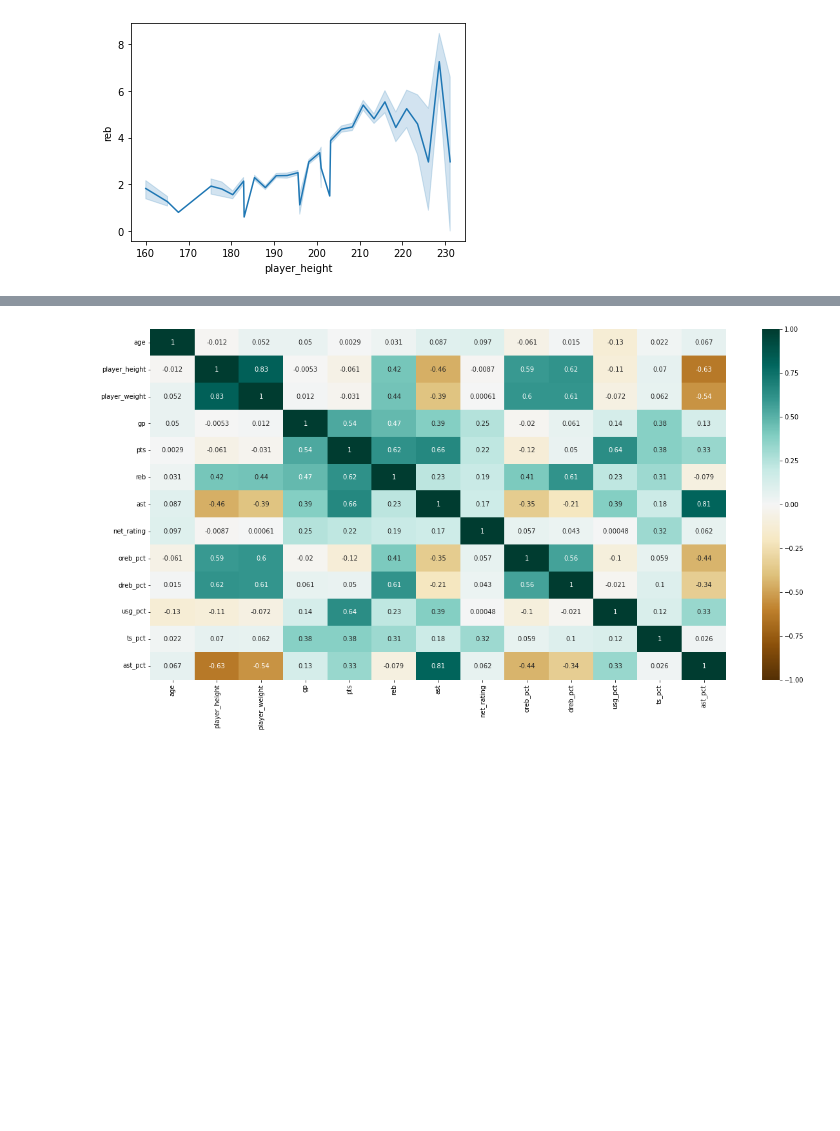
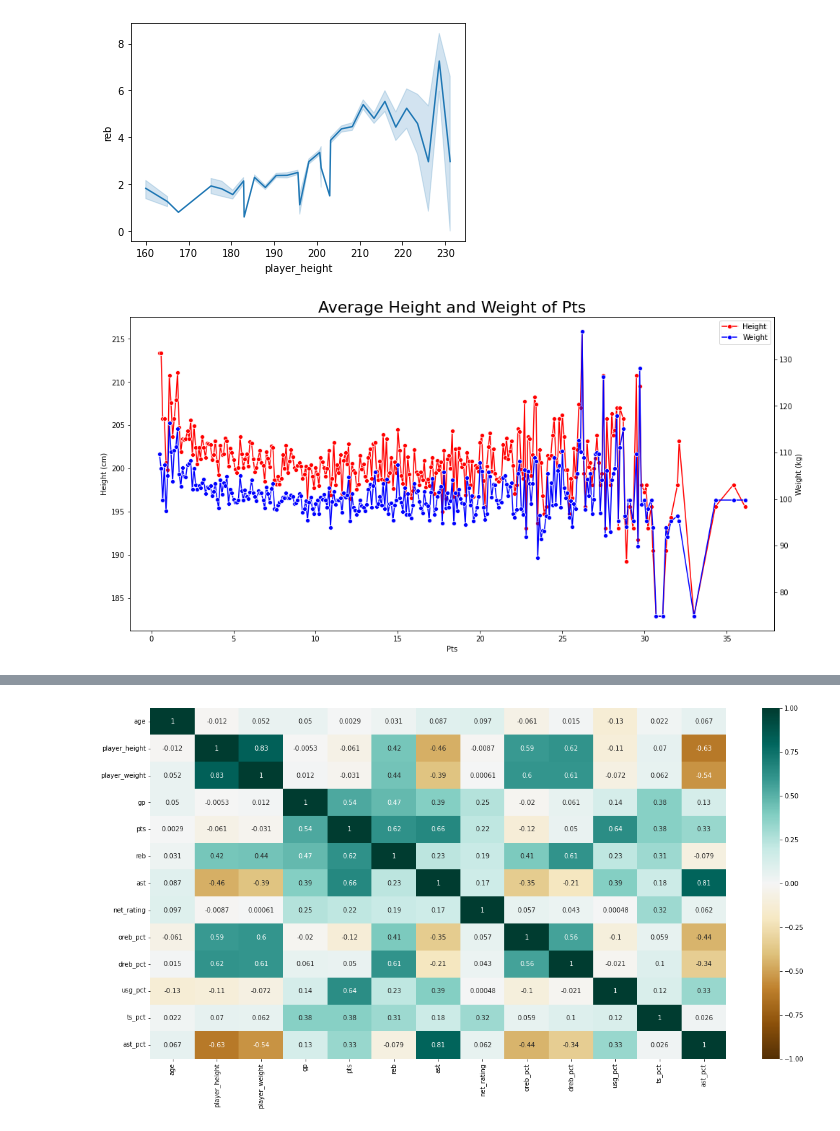
Before and after one commit to rommeljpadilla/project2, a Jupyter notebook: Project_2.ipynb, the cells around one changed output, grey strips where cells are left out. Drawn from its saved outputs; the diff is of its cells as text; code cells hidden in the pictures; blank space fills up the shorter version.

```diff
--- a/Project_2.ipynb
+++ b/Project_2.ipynb
@@ -197,6 +209,25 @@ sns.lineplot(data=df, x="player_height", y="reb");
 #This shows that quickness is also important.
 # %% [output]
 [figure]
+# %%
+fig, ax = plt.subplots(figsize=(16, 8))
+ax2 = ax.twinx()
+
+sns.lineplot(x=df_gp_filter['pts'], y='player_height', data=df_gp_filter, marker="o", ax=ax, ci=None, label='Height', color='red')
+sns.lineplot(x=df_gp_filter['pts'], y='player_weight', data=df_gp_filter, marker="o", ax=ax2, ci=None, label='Weight', color='blue')
+
+plt.title('Average Height and Weight of Pts', fontsize=22)
+ax.xaxis.set_label_text('Pts')
+ax.yaxis.set_label_text('Height (cm)')
+ax2.yaxis.set_label_text('Weight (kg)')
+
+lines, labels = ax.get_legend_handles_labels()
+lines2, labels2 = ax2.get_legend_handles_labels()
+ax2.legend(lines + lines2, labels + labels2, loc=0)
+
+plt.show()
+# %% [output]
+[figure, added]
 # %%
 fig, ax = plt.subplots(figsize=(16, 8))
 ax2 = ax.twinx()
```
Also changed, not shown: parts of 20 cells of this notebook.
